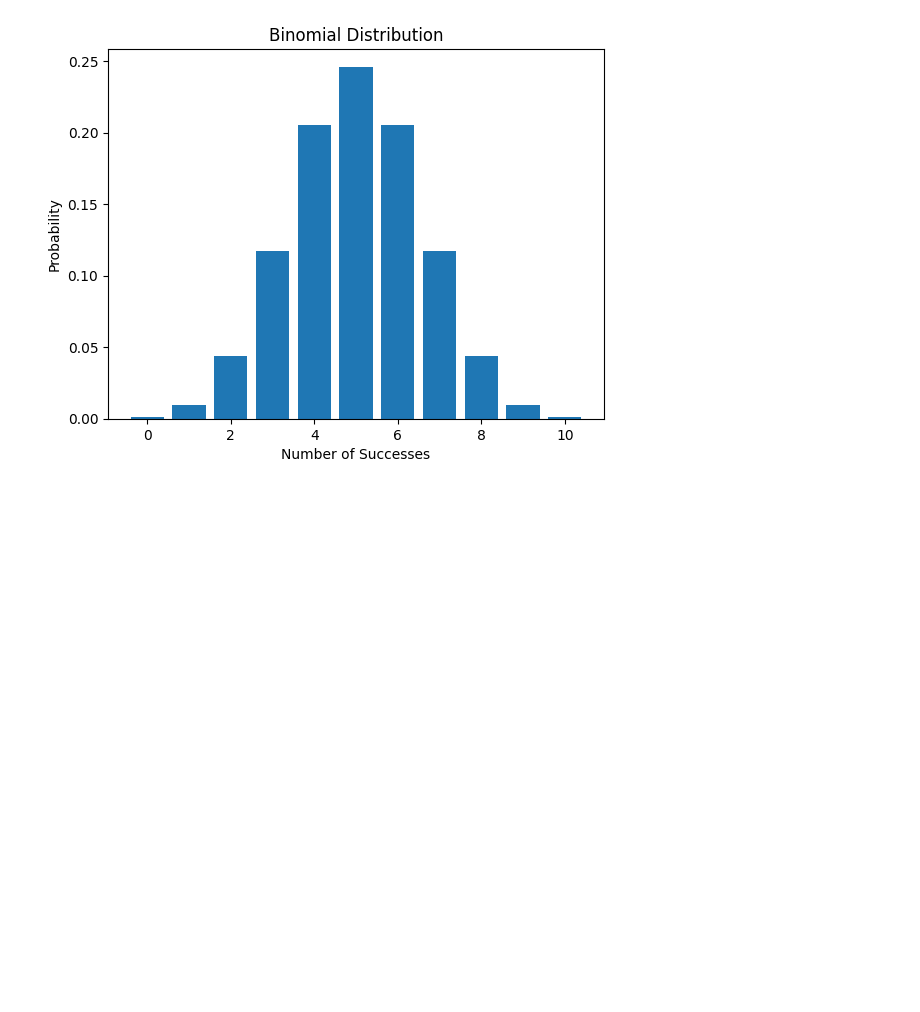
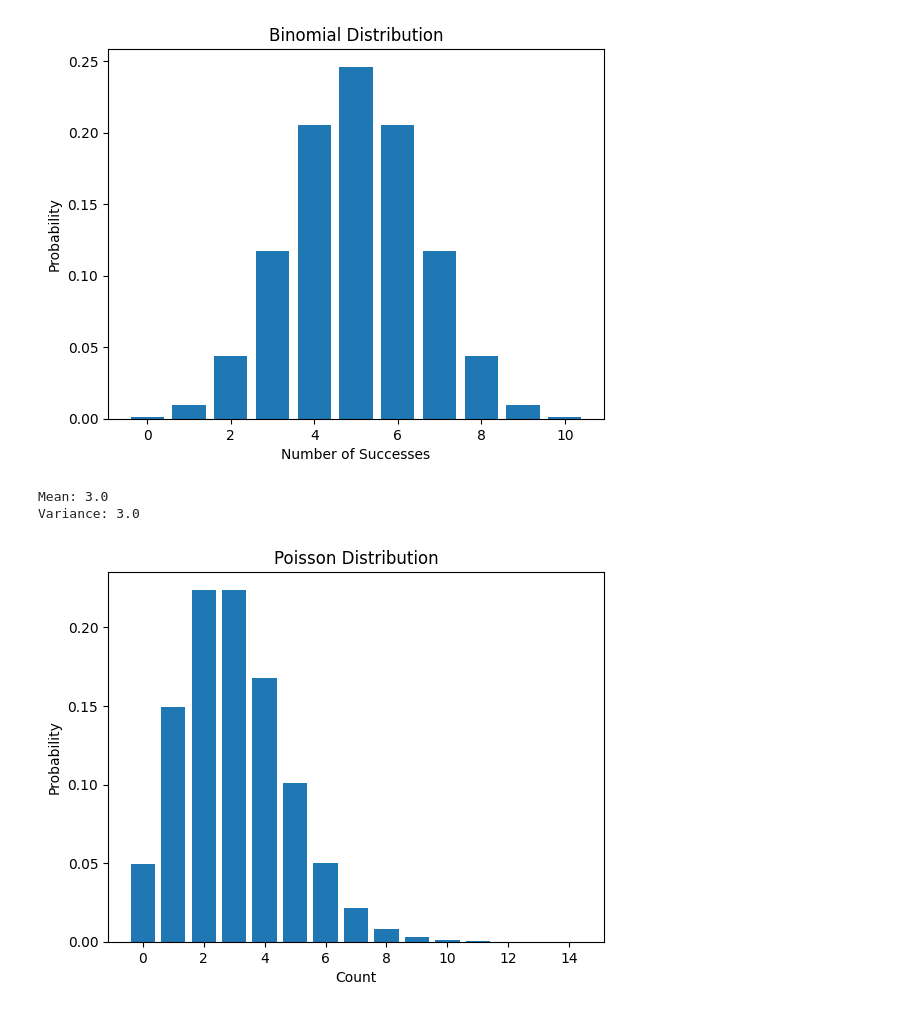
Before and after one commit to T-REX-C0DER/SciPy-Learning-Repository-, a Jupyter notebook: Scipy_Stats.ipynb, the cells around one changed output. Cells and saved outputs as stored; diff of their text form; code cells hidden in the pictures; blank space fills up the shorter version.

Commit message:
poisson dist

```diff
--- a/Scipy_Stats.ipynb
+++ b/Scipy_Stats.ipynb
@@ -52,3 +52,23 @@ plt.show()
 Mean: 5.0
 Variance: 2.5
 [figure]
+# %%
+# POisson Distribution
+
+lam = 3
+
+x = np.arange(0, 15)
+pmf = stats.poisson.pmf(x, lam)
+
+print("Mean:", stats.poisson.mean(lam))
+print("Variance:", stats.poisson.var(lam))
+
+plt.bar(x, pmf)
+plt.title("Poisson Distribution")
+plt.xlabel("Count")
+plt.ylabel("Probability")
+plt.show()
+# %% [output]
+Mean: 3.0
+Variance: 3.0
+[figure, added]
```
